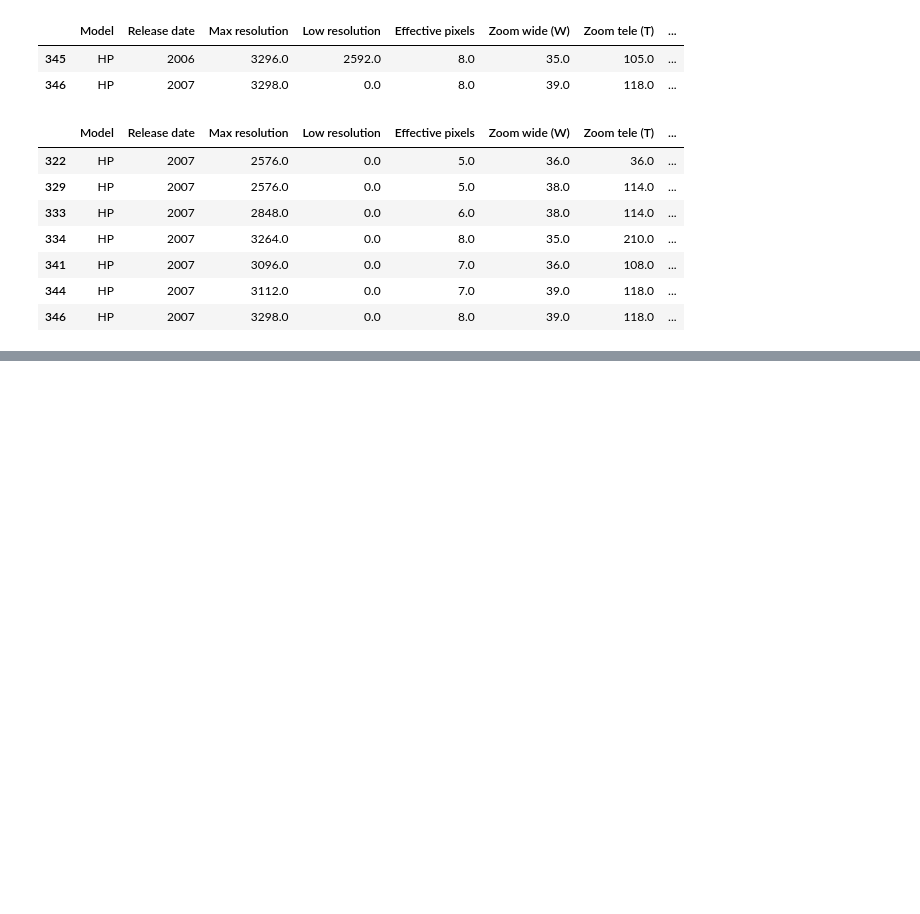
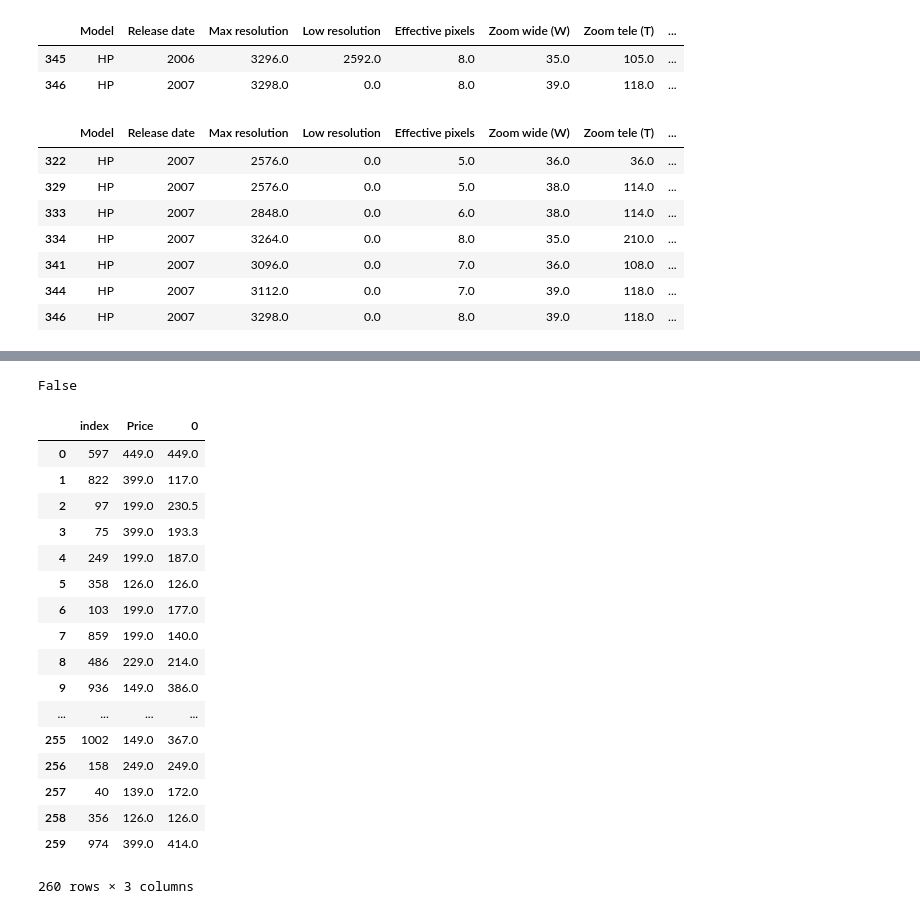
Before and after one commit to sudip06/CameraPrices, a Jupyter notebook: Untitled.ipynb, the cells around one changed output, grey strips where cells are left out. Cells and saved outputs as stored; diff of their text form; code cells hidden in the pictures; blank space fills up the shorter version.

```diff
--- a/Untitled.ipynb
+++ b/Untitled.ipynb
@@ -333,0 +327,6 @@ df[(df['Model'] == 'HP') & (df['Release date'].isin(['2007']))]
+# %%
+df['Storage included'] = df.groupby(['Model','Release date'])['Storage included'].apply(lambda x: x.fillna(x.mean()))
+# %%
+df['Weight (inc. batteries)'] = df.groupby(['Model','Release date'])['Weight (inc. batteries)'].apply(lambda x: x.fillna(x.mean()))
+# %%
+df['Dimensions'] = df.groupby(['Model','Release date'])['Dimensions'].apply(lambda x: x.fillna(x.mean()))
@@ -341,0 +407,27 @@ ValueError: Input contains NaN, infinity or a value too large for dtype('float32
+# %%
+df['Price'].isnull().any()
+# %% [output]
+False
+# %%
+val_Y=val_Y.reset_index()
+# %%
+pd.concat([val_Y, pd.Series(melb_preds.reshape(260))], axis=1)
+# %% [output]
+|  | index | Price | 0 |
+| 0 | 597 | 449.0 | 449.0 |
+| 1 | 822 | 399.0 | 117.0 |
+| 2 | 97 | 199.0 | 230.5 |
+| 3 | 75 | 399.0 | 193.3 |
+| 4 | 249 | 199.0 | 187.0 |
+| 5 | 358 | 126.0 | 126.0 |
+| 6 | 103 | 199.0 | 177.0 |
+| 7 | 859 | 199.0 | 140.0 |
+| 8 | 486 | 229.0 | 214.0 |
+| 9 | 936 | 149.0 | 386.0 |
+| ... | ... | ... | ... |
+| 255 | 1002 | 149.0 | 367.0 |
+| 256 | 158 | 249.0 | 249.0 |
+| 257 | 40 | 139.0 | 172.0 |
+| 258 | 356 | 126.0 | 126.0 |
+| 259 | 974 | 399.0 | 414.0 |
+260 rows × 3 columns
```
Also changed, not shown: parts of 21 cells of this notebook.
